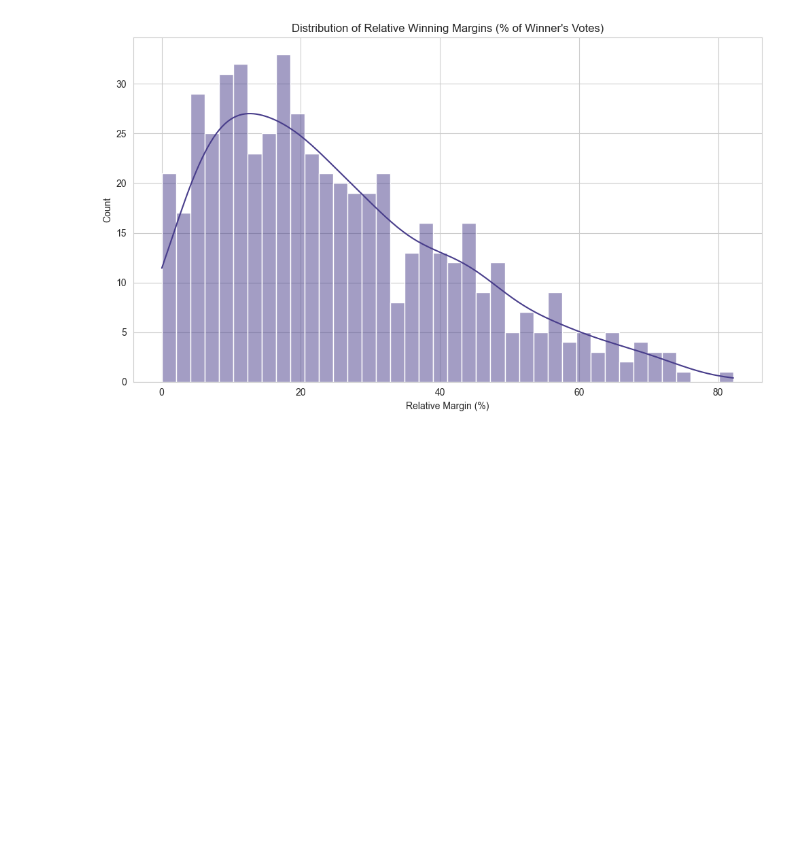
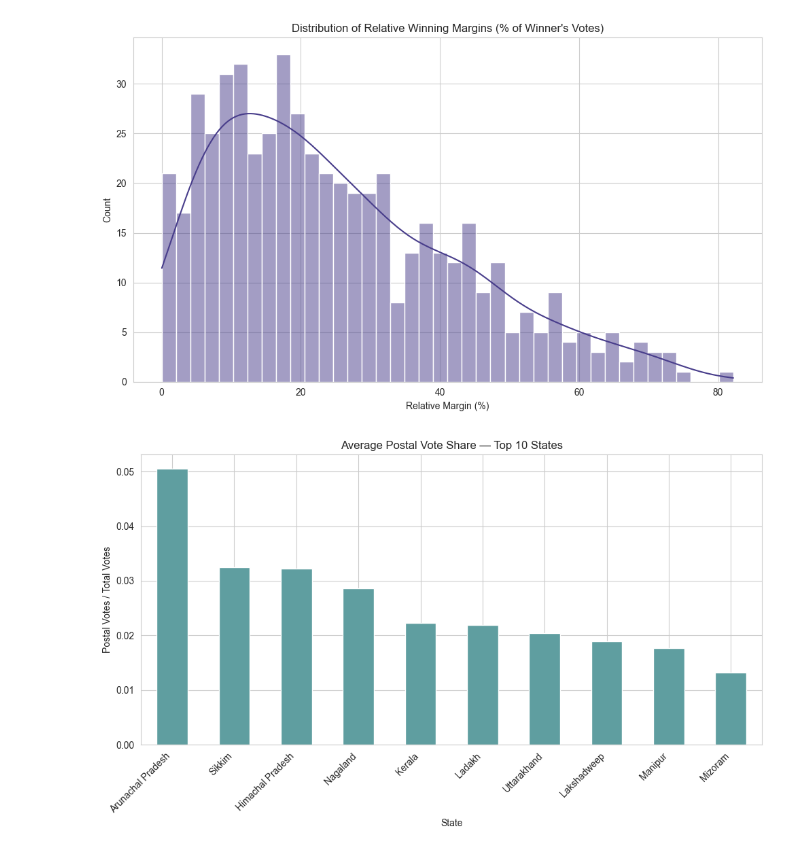
Before and after one commit to geershatisaxena/Election, a Jupyter notebook: res.ipynb, the cells around one changed output. Saved outputs shown, nothing was run; the diff lists cells and outputs as text; code cells hidden in the pictures; blank space fills up the shorter version.

```diff
--- a/res.ipynb
+++ b/res.ipynb
@@ -1477,3 +1477,13 @@ plt.xlabel("Relative Margin (%)")
 plt.tight_layout()
 # %% [output]
 [figure]
+# %%
+plt.figure(figsize=(10, 6))
+df.groupby("State")["Postal_ratio"].mean().sort_values(ascending=False).head(10).plot(
+    kind="bar", color="cadetblue")
+plt.title("Average Postal Vote Share — Top 10 States")
+plt.ylabel("Postal Votes / Total Votes")
+plt.xticks(rotation=45, ha="right")
+plt.tight_layout()
+# %% [output]
+[figure, added]
```
Also changed, not shown: parts of 2 cells of this notebook.
